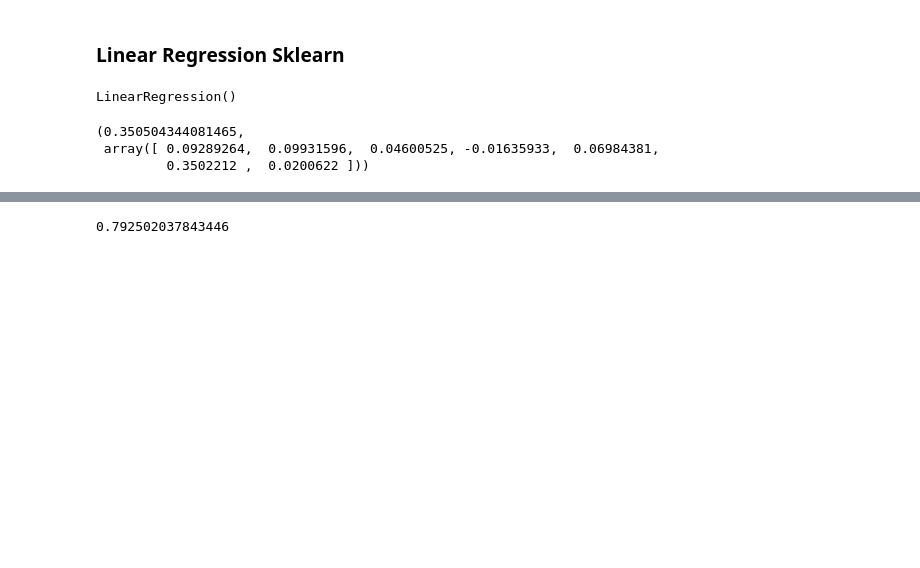
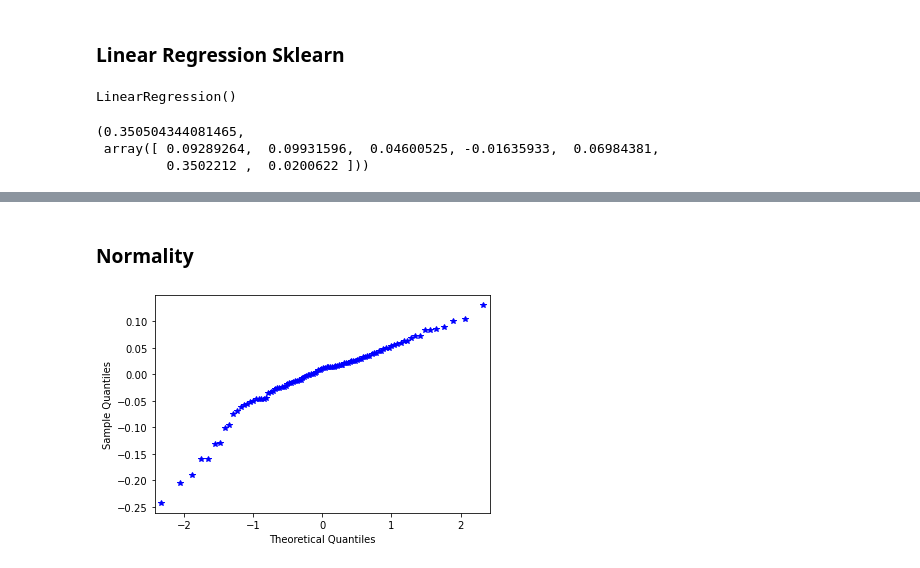
Before and after one commit to Aniket-Raikwar1/College-Admission-Predictor, a Jupyter notebook: GetSelect Analysis.ipynb, the cells around one changed output, grey strips where cells are left out. Cells and saved outputs as stored; diff of their text form; code cells hidden in the pictures; blank space fills up the shorter version.

```diff
--- a/GetSelect Analysis.ipynb
+++ b/GetSelect Analysis.ipynb
@@ -225,4 +227,4 @@ linreg.intercept_,linreg.coef_
  array([ 0.09289264,  0.09931596,  0.04600525, -0.01635933,  0.06984381,
          0.3502212 ,  0.0200622 ]))
 # %%
-linreg.predict(x_test_Norm)
+y_pred = linreg.predict(x_test_Norm)
@@ -254,4 +242,9 @@ np.sqrt(mean_squared_error(y_test,y_pred))
+# %% [markdown]
+### Normality
 # %%
-r2_score(y_test,y_pred)
+residual =  y_test - y_pred
-# %% [output]
-0.792502037843446
+# %%
+sm.qqplot(residual,marker='*')
+plt.show()
+# %% [output]
+[figure, added]
```
Also changed, not shown: parts of 25 cells of this notebook.
